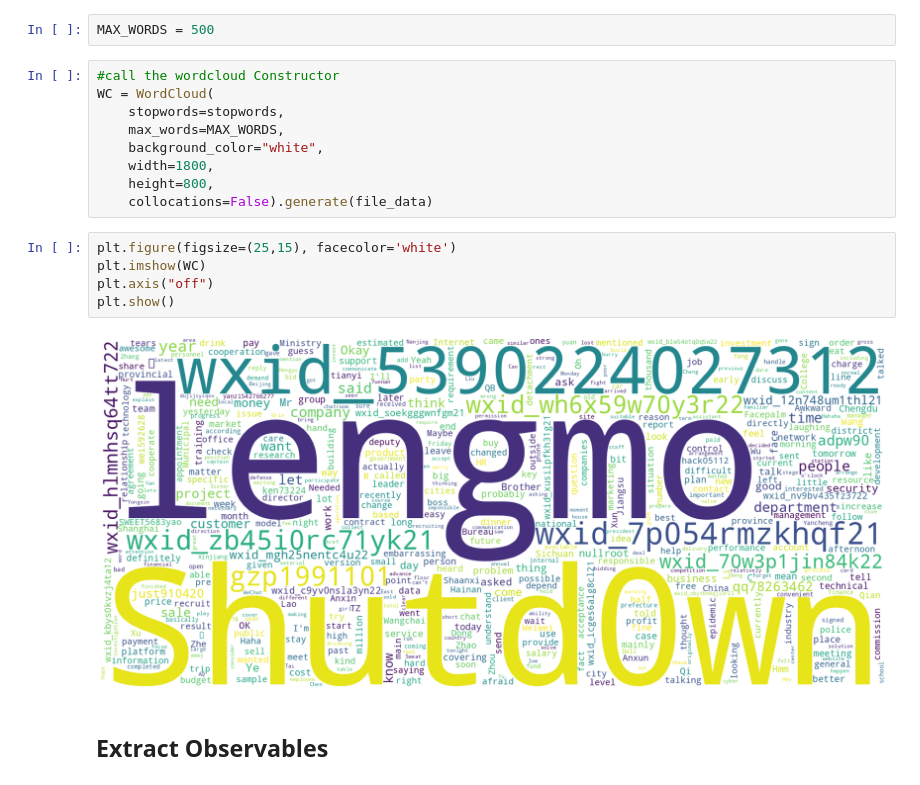
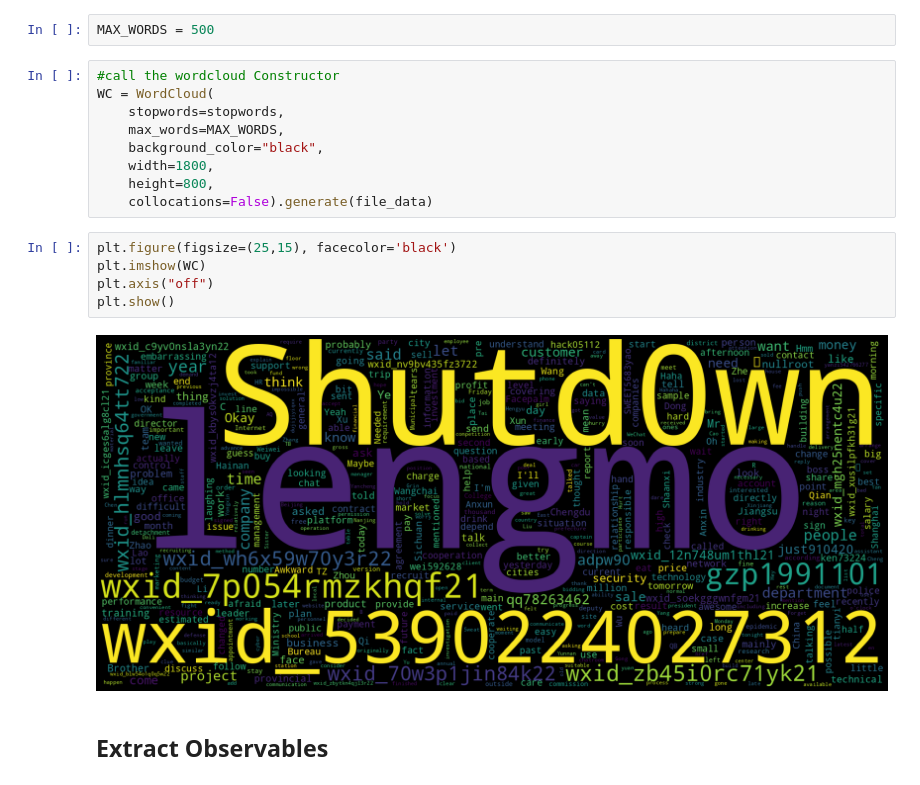
Before and after one commit to gbikram/Jupyter-Threat-Intel, a Jupyter notebook: iSoon_Leak/isoon_word_cloud.ipynb, the cells around one changed output. Cells and saved outputs as stored; diff of their text form.

```diff
--- a/iSoon_Leak/isoon_word_cloud.ipynb
+++ b/iSoon_Leak/isoon_word_cloud.ipynb
@@ -54,17 +55,17 @@ MAX_WORDS = 500
 WC = WordCloud(
     stopwords=stopwords,
     max_words=MAX_WORDS,
-    background_color="white",
+    background_color="black",
     width=1800,
     height=800,
     collocations=False).generate(file_data)
 # %%
-plt.figure(figsize=(25,15), facecolor='white')
+plt.figure(figsize=(25,15), facecolor='black')
 plt.imshow(WC)
 plt.axis("off")
 plt.show()
 # %% [output]
-[figure, old version]
+[figure, new version]
 # %% [markdown]
 ## Extract Observables
 # %%
```
Also changed, not shown: parts of 5 cells of this notebook.
